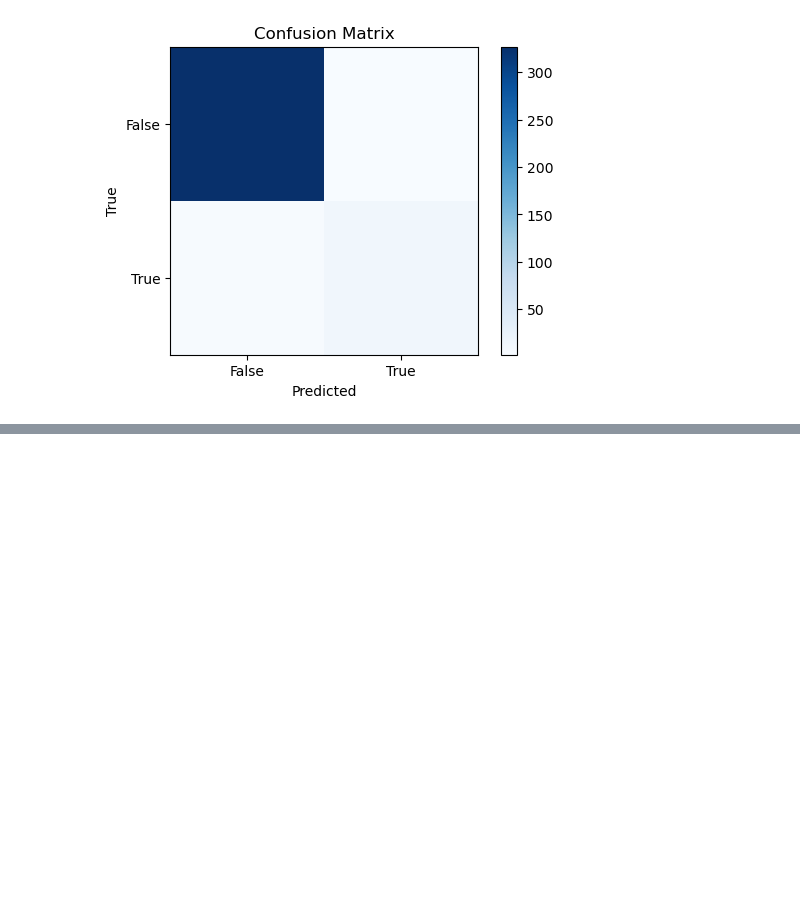
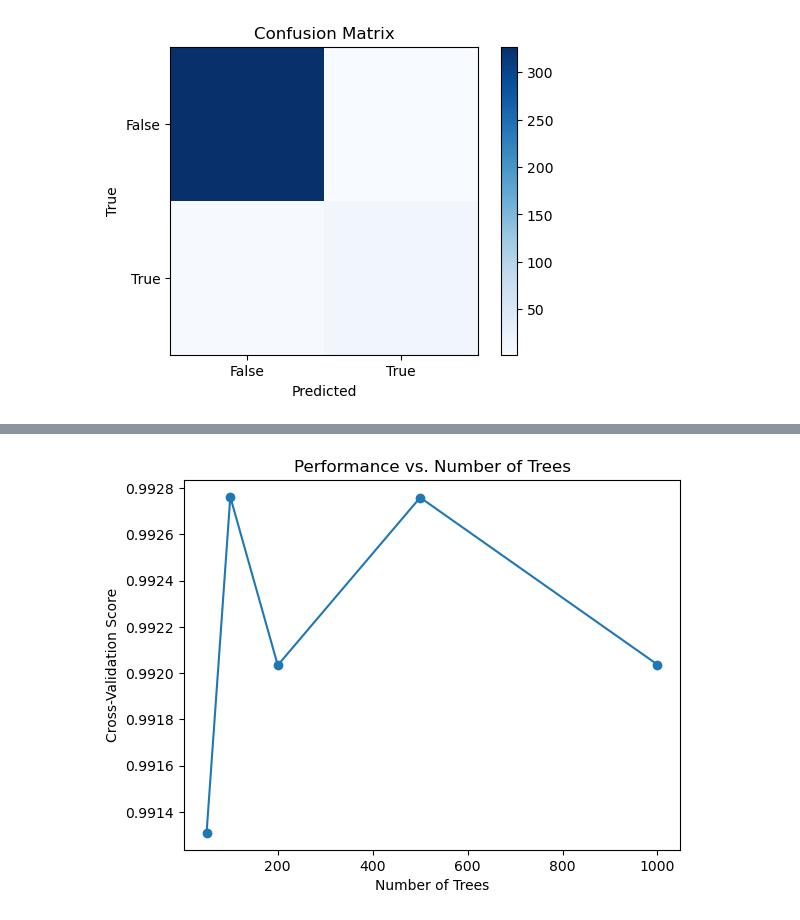
Before and after one commit to harshv06/BE_ML_PRACTICALS_SPPU_AIDS, a Jupyter notebook: PR-5.ipynb, the cells around one changed output, grey strips where cells are left out. Saved outputs shown, nothing was run; the diff lists cells and outputs as text; code cells hidden in the pictures; blank space fills up the shorter version.

```diff
--- a/PR-5.ipynb
+++ b/PR-5.ipynb
@@ -112,0 +131,20 @@ plt.show()
+# %%
+import matplotlib.pyplot as plt
+from sklearn.ensemble import RandomForestClassifier
+from sklearn.model_selection import cross_val_score
+
+n_trees = [50, 100, 200, 500, 1000]
+cv_scores = []
+
+for n in n_trees:
+    rf = RandomForestClassifier(n_estimators=n, random_state=42)
+    scores = cross_val_score(rf, X_train, y_train, cv=5)
+    cv_scores.append(scores.mean())
+
+plt.plot(n_trees, cv_scores, marker='o')
+plt.xlabel('Number of Trees')
+plt.ylabel('Cross-Validation Score')
+plt.title('Performance vs. Number of Trees')
+plt.show()
+# %% [output]
+[figure, added]
```
Also changed, not shown: parts of 2 cells of this notebook, 4 other files.
